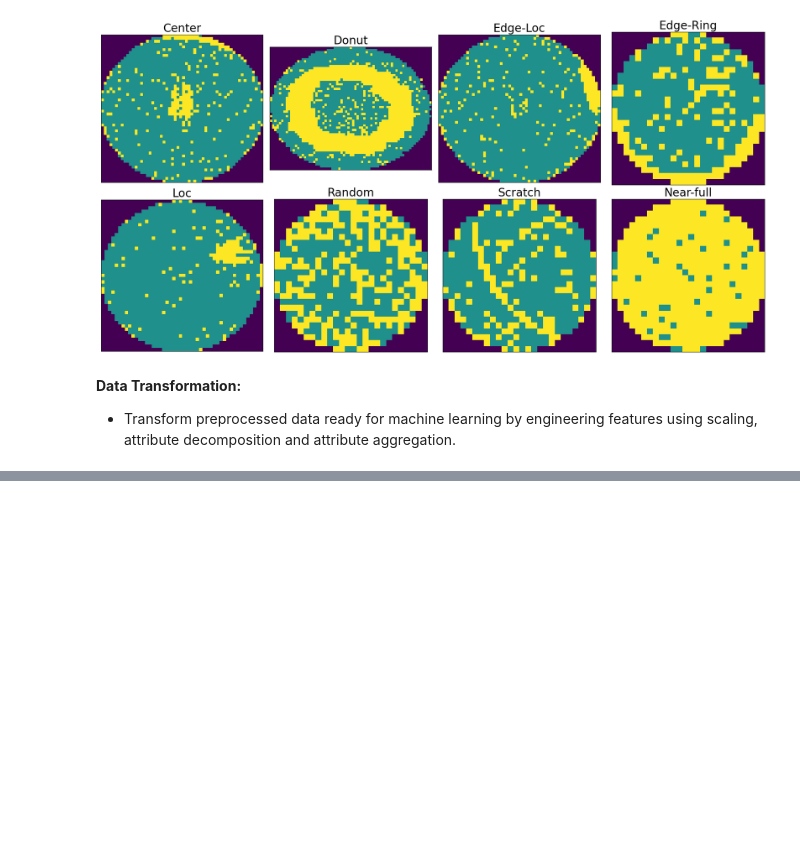
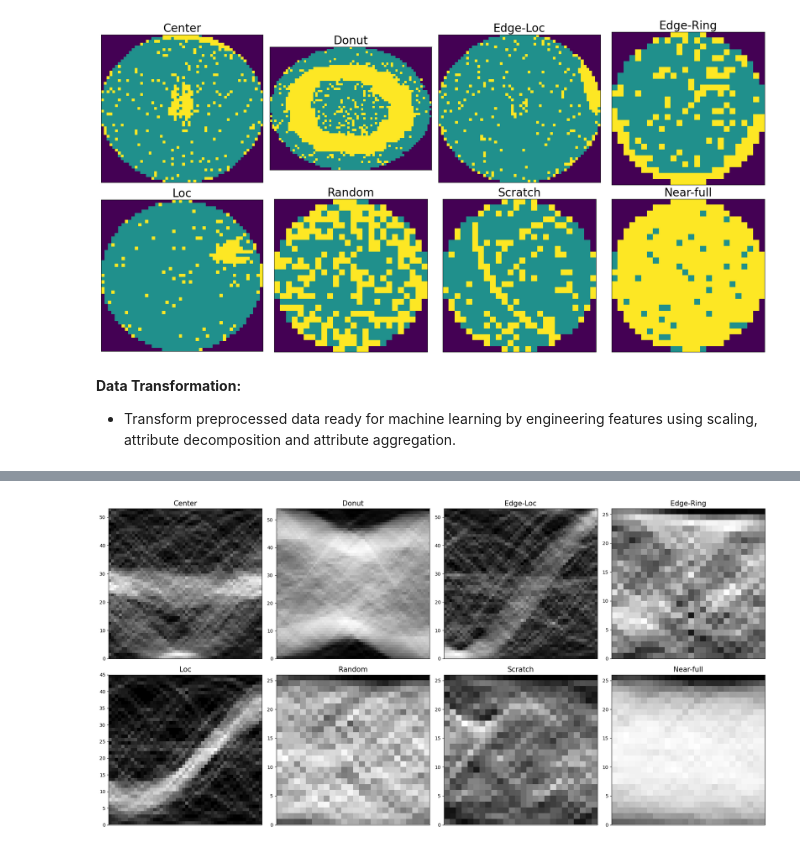
Before and after one commit to Simon371997/Projects, a Jupyter notebook: Wafermap_Project/test.ipynb, the cells around one changed output, grey strips where cells are left out. Drawn from its saved outputs; the diff is of its cells as text; code cells hidden in the pictures; blank space fills up the shorter version.

```diff
--- a/Wafermap_Project/test.ipynb
+++ b/Wafermap_Project/test.ipynb
@@ -257,0 +348,26 @@ plt.show()
+# %%
+def change_val(img):
+    img[img==1] =0
+    return img
+
+df_withpattern_copy = df_withpattern.copy()
+df_withpattern_copy['new_waferMap'] =df_withpattern_copy.waferMap.apply(change_val)
+# %%
+x = [9,340, 3, 16, 0, 25, 84, 37]
+labels2 = ['Center','Donut','Edge-Loc','Edge-Ring','Loc','Random','Scratch','Near-full']
+
+fig, ax = plt.subplots(nrows = 2, ncols = 4, figsize=(20, 10))
+ax = ax.ravel(order='C')
+for i in range(8):
+    img = df_withpattern_copy.waferMap[x[i]]
+    theta = np.linspace(0., 180., max(img.shape), endpoint=False)
+    sinogram = radon(img, theta=theta)
+
+    ax[i].imshow(sinogram, cmap=plt.cm.Greys_r, extent=(0, 180, 0, sinogram.shape[0]), aspect='auto')
+    ax[i].set_title(df_withpattern_copy.failureType[x[i]][0][0],fontsize=15)
+    ax[i].set_xticks([])
+plt.tight_layout()
+
+plt.show()
+# %% [output]
+[figure, added]
```
Also changed, not shown: parts of 18 cells of this notebook.
